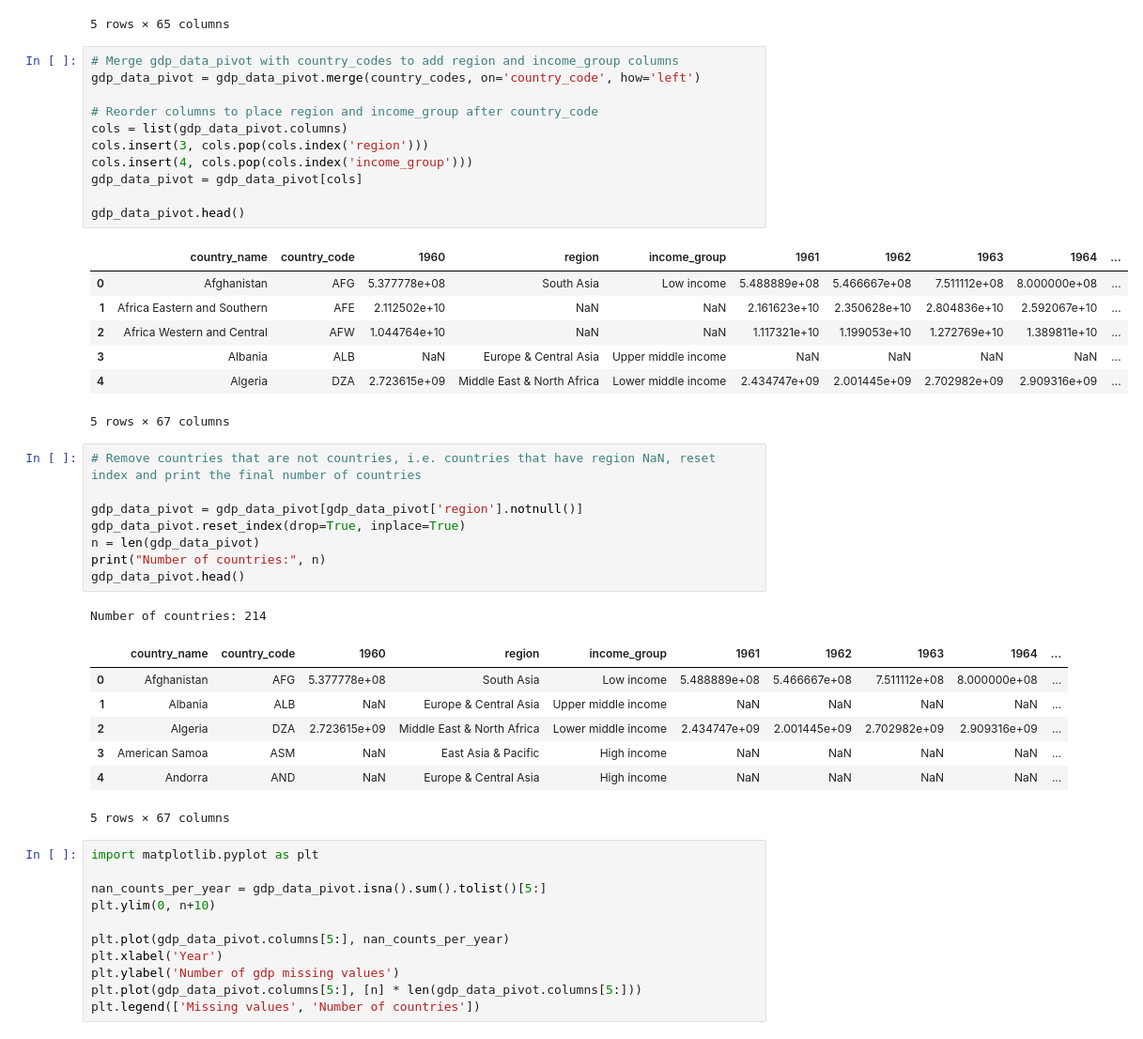
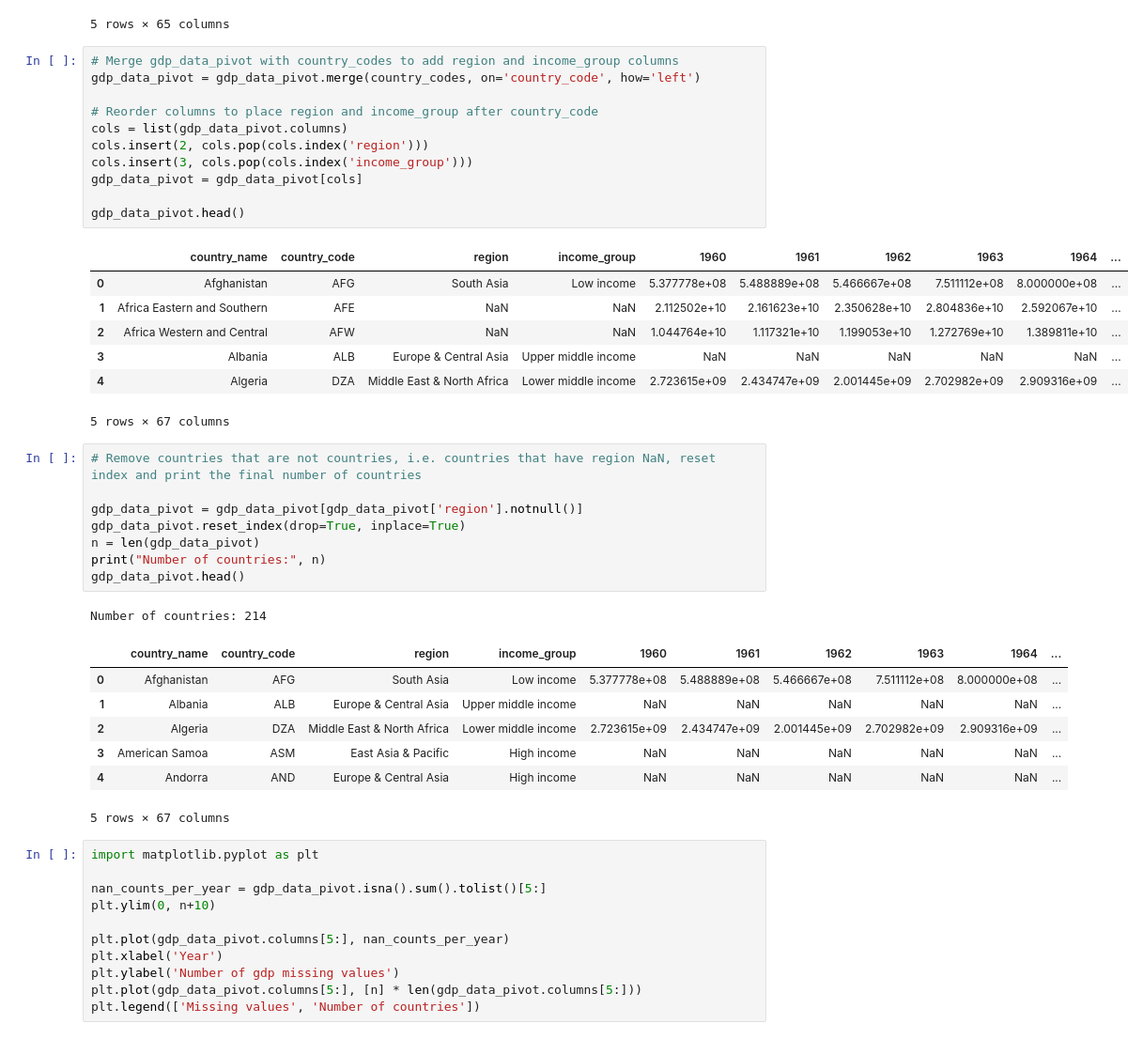
Before and after one commit to larubiano0/Parcial2-He2AI, a Jupyter notebook: GDP_script.ipynb, the cells around one changed output. Shown: that part at 94% size. Cells and saved outputs as stored; diff of their text form.

```diff
--- a/GDP_script.ipynb
+++ b/GDP_script.ipynb
@@ -57,21 +55,21 @@ gdp_data_pivot.head()
 # %%
 # Merge gdp_data_pivot with country_codes to add region and income_group columns
 gdp_data_pivot = gdp_data_pivot.merge(country_codes, on='country_code', how='left')
 
 # Reorder columns to place region and income_group after country_code
 cols = list(gdp_data_pivot.columns)
-cols.insert(3, cols.pop(cols.index('region')))
-cols.insert(4, cols.pop(cols.index('income_group')))
+cols.insert(2, cols.pop(cols.index('region')))
+cols.insert(3, cols.pop(cols.index('income_group')))
 gdp_data_pivot = gdp_data_pivot[cols]
 
 gdp_data_pivot.head()
 # %% [output]
-|  | country_name | country_code | 1960 | region | income_group | 1961 | 1962 | 1963 | 1964 | ... |
-| 0 | Afghanistan | AFG | 5.377778e+08 | South Asia | Low income | 5.488889e+08 | 5.466667e+08 | 7.511112e+08 | 8.000000e+08 | ... |
-| 1 | Africa Eastern and Southern | AFE | 2.112502e+10 | NaN | NaN | 2.161623e+10 | 2.350628e+10 | 2.804836e+10 | 2.592067e+10 | ... |
-| 2 | Africa Western and Central | AFW | 1.044764e+10 | NaN | NaN | 1.117321e+10 | 1.199053e+10 | 1.272769e+10 | 1.389811e+10 | ... |
-| 3 | Albania | ALB | NaN | Europe & Central Asia | Upper middle income | NaN | NaN | NaN | NaN | ... |
-| 4 | Algeria | DZA | 2.723615e+09 | Middle East & North Africa | Lower middle income | 2.434747e+09 | 2.001445e+09 | 2.702982e+09 | 2.909316e+09 | ... |
+|  | country_name | country_code | region | income_group | 1960 | 1961 | 1962 | 1963 | 1964 | ... |
+| 0 | Afghanistan | AFG | South Asia | Low income | 5.377778e+08 | 5.488889e+08 | 5.466667e+08 | 7.511112e+08 | 8.000000e+08 | ... |
+| 1 | Africa Eastern and Southern | AFE | NaN | NaN | 2.112502e+10 | 2.161623e+10 | 2.350628e+10 | 2.804836e+10 | 2.592067e+10 | ... |
+| 2 | Africa Western and Central | AFW | NaN | NaN | 1.044764e+10 | 1.117321e+10 | 1.199053e+10 | 1.272769e+10 | 1.389811e+10 | ... |
+| 3 | Albania | ALB | Europe & Central Asia | Upper middle income | NaN | NaN | NaN | NaN | NaN | ... |
+| 4 | Algeria | DZA | Middle East & North Africa | Lower middle income | 2.723615e+09 | 2.434747e+09 | 2.001445e+09 | 2.702982e+09 | 2.909316e+09 | ... |
 5 rows × 67 columns
 # %%
 # Remove countries that are not countries, i.e. countries that have region NaN, reset index and print the final number of countries
@@ -83,12 +81,12 @@ print("Number of countries:", n)
 gdp_data_pivot.head()
 # %% [output]
 Number of countries: 214
-|  | country_name | country_code | 1960 | region | income_group | 1961 | 1962 | 1963 | 1964 | ... |
-| 0 | Afghanistan | AFG | 5.377778e+08 | South Asia | Low income | 5.488889e+08 | 5.466667e+08 | 7.511112e+08 | 8.000000e+08 | ... |
-| 1 | Albania | ALB | NaN | Europe & Central Asia | Upper middle income | NaN | NaN | NaN | NaN | ... |
-| 2 | Algeria | DZA | 2.723615e+09 | Middle East & North Africa | Lower middle income | 2.434747e+09 | 2.001445e+09 | 2.702982e+09 | 2.909316e+09 | ... |
-| 3 | American Samoa | ASM | NaN | East Asia & Pacific | High income | NaN | NaN | NaN | NaN | ... |
-| 4 | Andorra | AND | NaN | Europe & Central Asia | High income | NaN | NaN | NaN | NaN | ... |
+|  | country_name | country_code | region | income_group | 1960 | 1961 | 1962 | 1963 | 1964 | ... |
+| 0 | Afghanistan | AFG | South Asia | Low income | 5.377778e+08 | 5.488889e+08 | 5.466667e+08 | 7.511112e+08 | 8.000000e+08 | ... |
+| 1 | Albania | ALB | Europe & Central Asia | Upper middle income | NaN | NaN | NaN | NaN | NaN | ... |
+| 2 | Algeria | DZA | Middle East & North Africa | Lower middle income | 2.723615e+09 | 2.434747e+09 | 2.001445e+09 | 2.702982e+09 | 2.909316e+09 | ... |
+| 3 | American Samoa | ASM | East Asia & Pacific | High income | NaN | NaN | NaN | NaN | NaN | ... |
+| 4 | Andorra | AND | Europe & Central Asia | High income | NaN | NaN | NaN | NaN | NaN | ... |
 5 rows × 67 columns
 # %%
 import matplotlib.pyplot as plt
```
Also changed, not shown: parts of 4 cells of this notebook, 1 other file.
